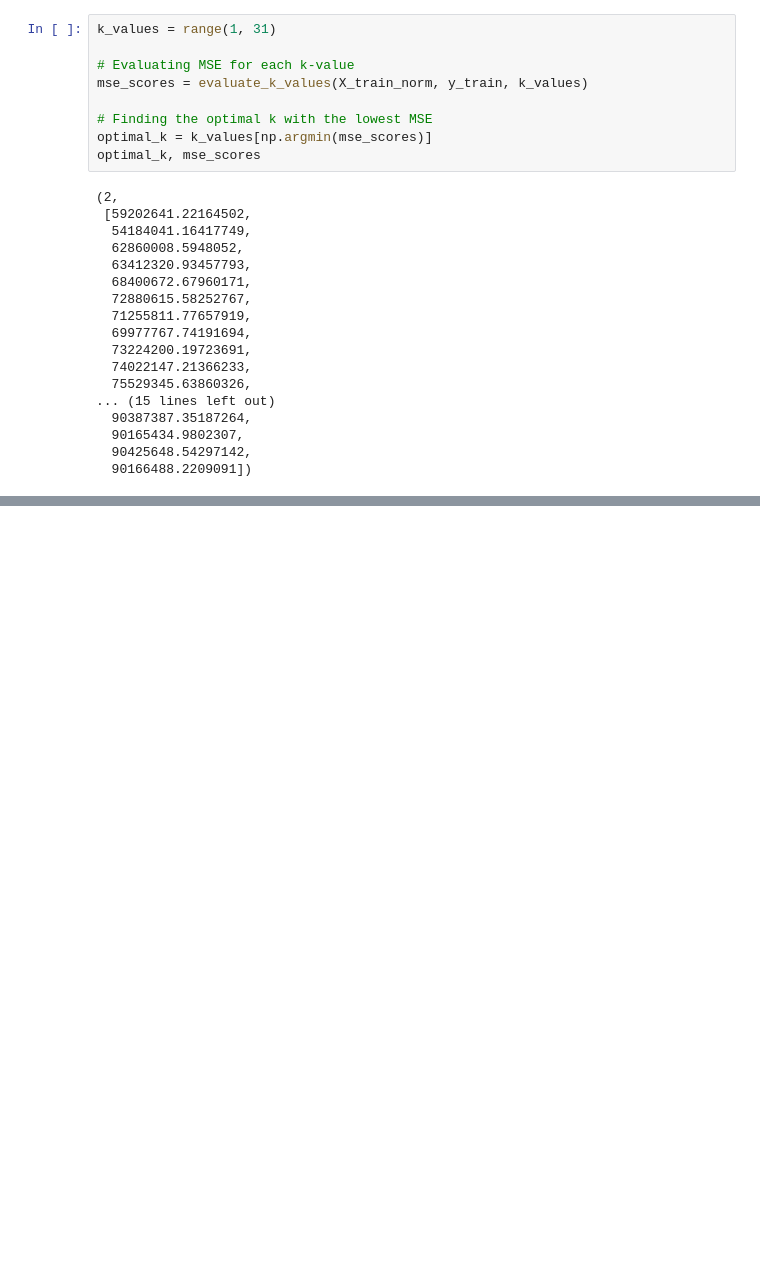
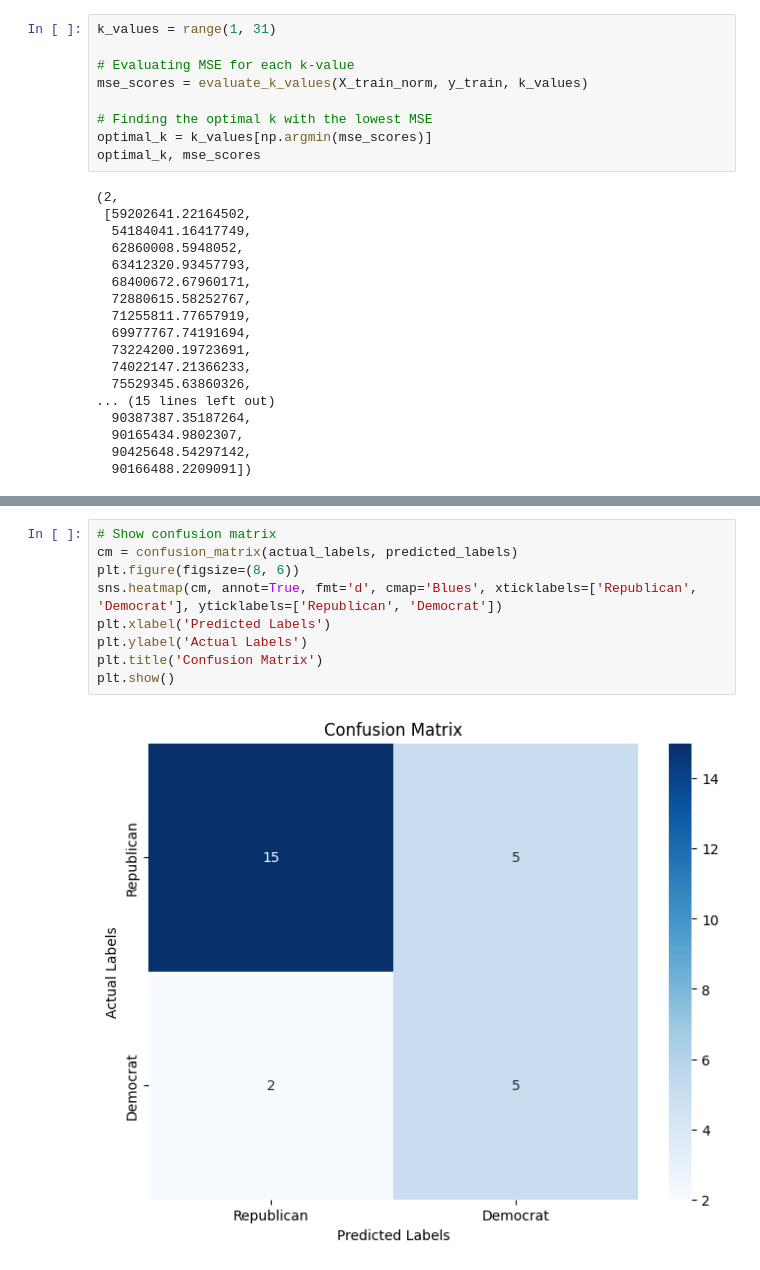
Before and after one commit to dha5sm/project_voting, a Jupyter notebook: Data_exploration_project_voting.ipynb, the cells around one changed output, grey strips where cells are left out. Drawn from its saved outputs; the diff is of its cells as text; blank space fills up the shorter version.

Commit message:
Generated statistics, tables, and visuals

```diff
--- a/Data_exploration_project_voting.ipynb
+++ b/Data_exploration_project_voting.ipynb
@@ -364,0 +394,11 @@ correct_predictions, incorrect_predictions
+# %%
+# Show confusion matrix
+cm = confusion_matrix(actual_labels, predicted_labels)
+plt.figure(figsize=(8, 6))
+sns.heatmap(cm, annot=True, fmt='d', cmap='Blues', xticklabels=['Republican', 'Democrat'], yticklabels=['Republican', 'Democrat'])
+plt.xlabel('Predicted Labels')
+plt.ylabel('Actual Labels')
+plt.title('Confusion Matrix')
+plt.show()
+# %% [output]
+[figure, added]
```
Also changed, not shown: parts of 6 cells of this notebook.
